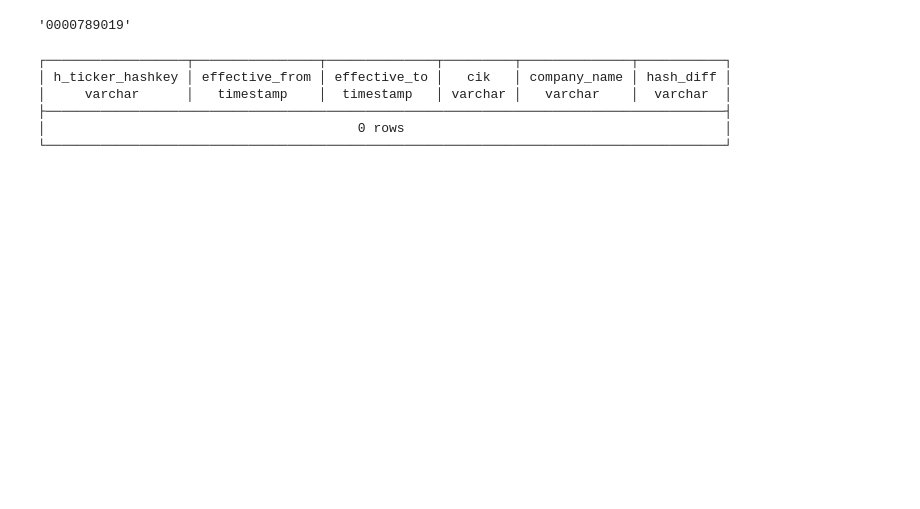
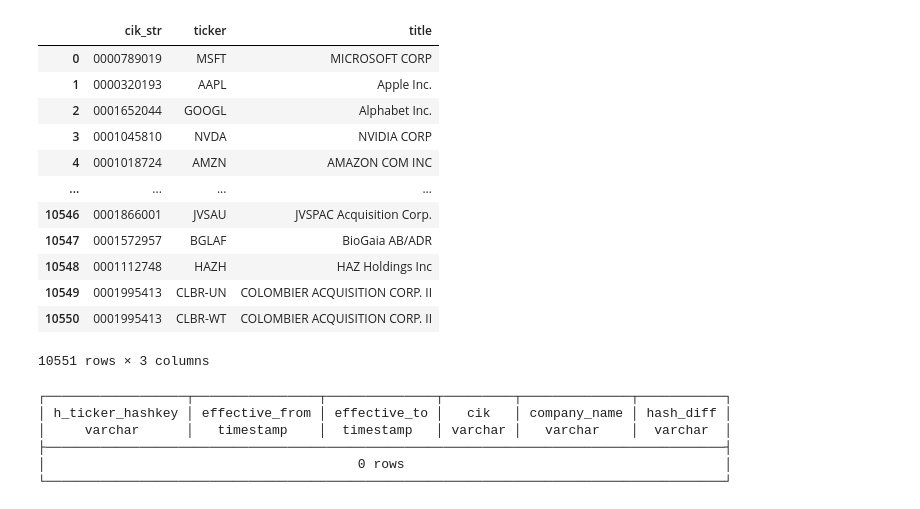
Before and after one commit to Nick2201/sec_gov_extract_info, a Jupyter notebook: sec_api/sec_api/0.ipynb, the cells around one changed output. Saved outputs shown, nothing was run; the diff lists cells and outputs as text; code cells hidden in the pictures; blank space fills up the shorter version.

```diff
--- a/sec_api/sec_api/0.ipynb
+++ b/sec_api/sec_api/0.ipynb
@@ -22,19 +22,27 @@ companyTickers = requests.get(
 # %%
 from datetime import datetime
 
 companyData = pd.DataFrame.from_dict(companyTickers.json(),
                                      orient='index')
 
 # add leading zeros to CIK
 companyData['cik_str'] = companyData['cik_str'].astype(
                            str).str.zfill(10)
-
-
-cik = companyData[0:1].cik_str[0]
-
-cik
+companyData
 # %% [output]
+|  | cik_str | ticker | title |
+| 0 | 0000789019 | MSFT | MICROSOFT CORP |
+| 1 | 0000320193 | AAPL | Apple Inc. |
+| 2 | 0001652044 | GOOGL | Alphabet Inc. |
+| 3 | 0001045810 | NVDA | NVIDIA CORP |
+| 4 | 0001018724 | AMZN | AMAZON COM INC |
+| ... | ... | ... | ... |
+| 10546 | 0001866001 | JVSAU | JVSPAC Acquisition Corp. |
+| 10547 | 0001572957 | BGLAF | BioGaia AB/ADR |
+| 10548 | 0001112748 | HAZH | HAZ Holdings Inc |
+| 10549 | 0001995413 | CLBR-UN | COLOMBIER ACQUISITION CORP. II |
+| 10550 | 0001995413 | CLBR-WT | COLOMBIER ACQUISITION CORP. II |
-'0000789019'
+10551 rows × 3 columns
 # %%
 
 import duckdb
```
Also changed, not shown: parts of 17 cells of this notebook, 3 other files.
